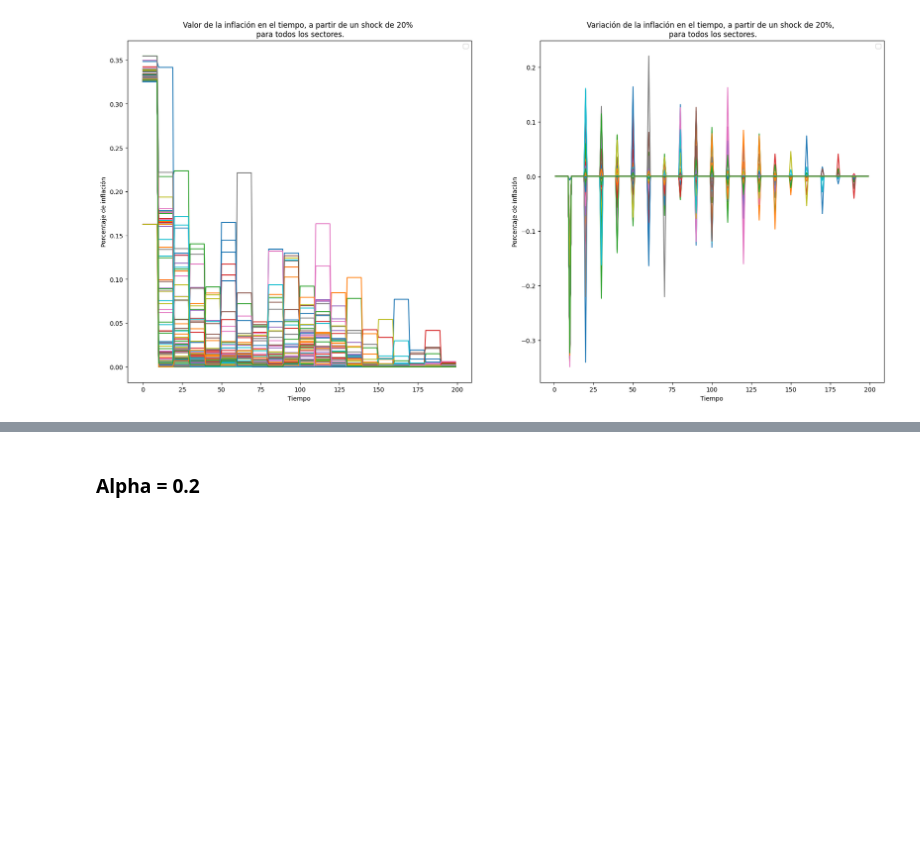
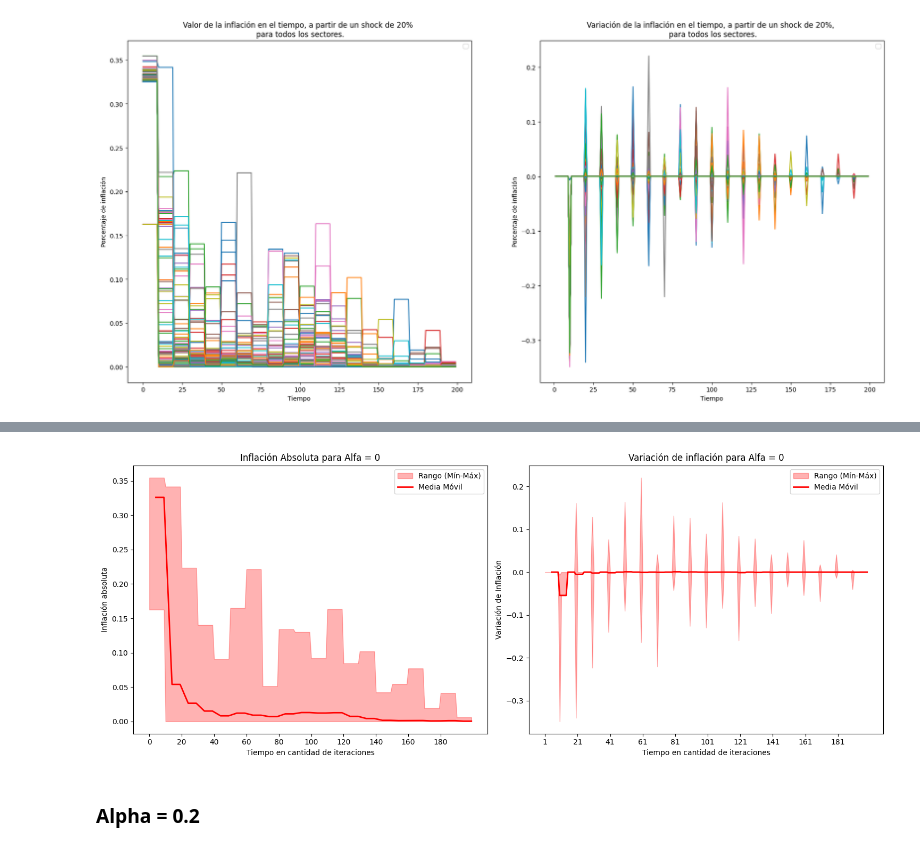
Before and after one commit to akielbowicz/tp-msscae-2024, a Jupyter notebook: notebooks/exposicion.ipynb, the cells around one changed output, grey strips where cells are left out. Cells and saved outputs as stored; diff of their text form; code cells hidden in the pictures; blank space fills up the shorter version.

```diff
--- a/notebooks/exposicion.ipynb
+++ b/notebooks/exposicion.ipynb
@@ -111,2 +236,7 @@ def plot_inflaciones(inflaciones, aumento, umbral_label=0.5):
+# %%
+alfa0= pd.read_csv('../resources/alpha00.csv', index_col= 0)
+alfa02= pd.read_csv('../resources/alpha02.csv', index_col= 0)
+alfa03 = pd.read_csv('../resources/alpha03.csv', index_col= 0)
+alfa04= pd.read_csv('../resources/alpha04.csv', index_col= 0)
 # %% [markdown]
 ## Experimentación con la dinámica 1.
@@ -173,2 +326,6 @@ df
+# %%
+verEvolucion(alfa0, 'Alfa = 0')
+# %% [output]
+[figure, added]
 # %% [markdown]
 ### Alpha = 0.2
```
Also changed, not shown: parts of 45 cells of this notebook, 1 other file.
